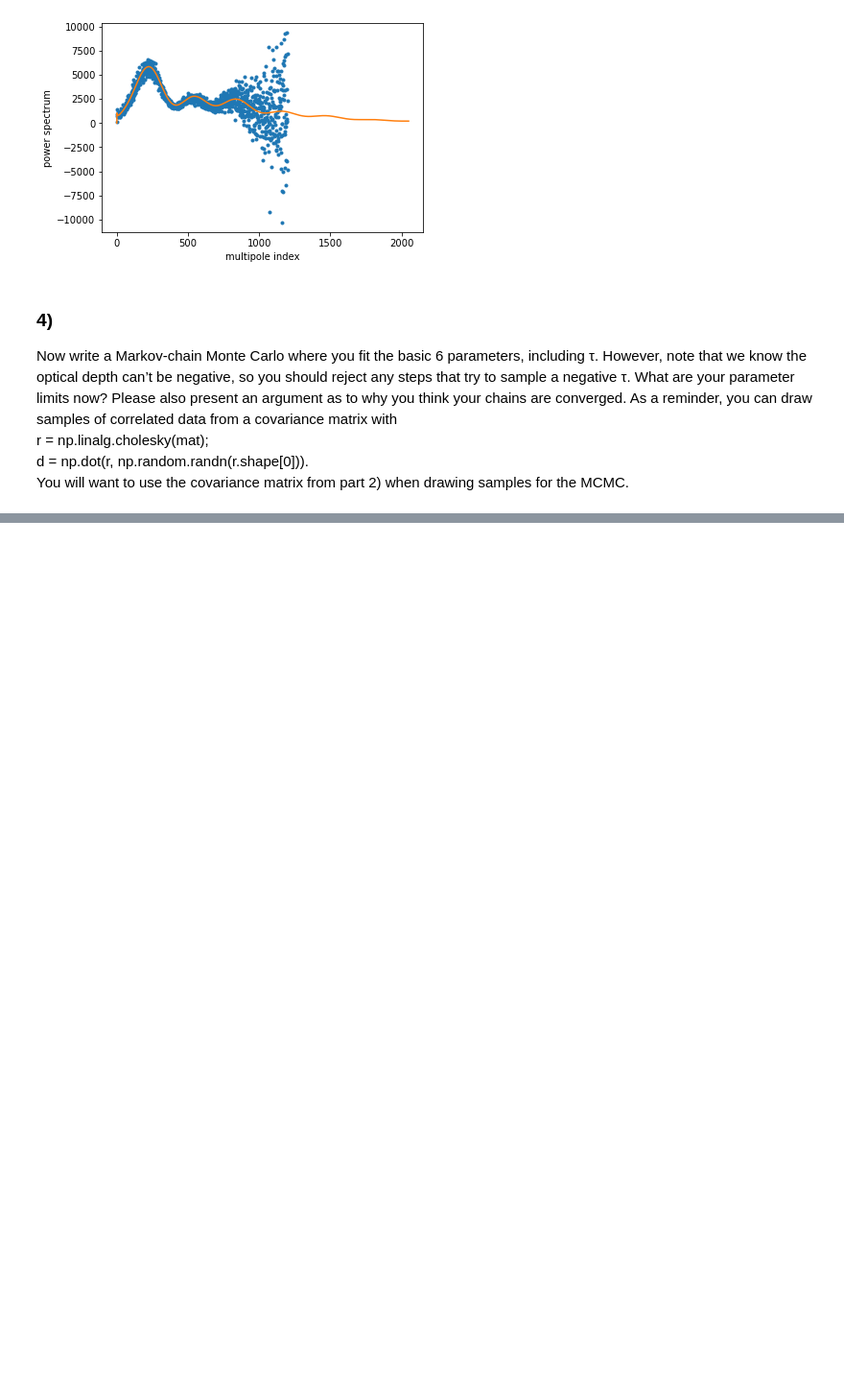
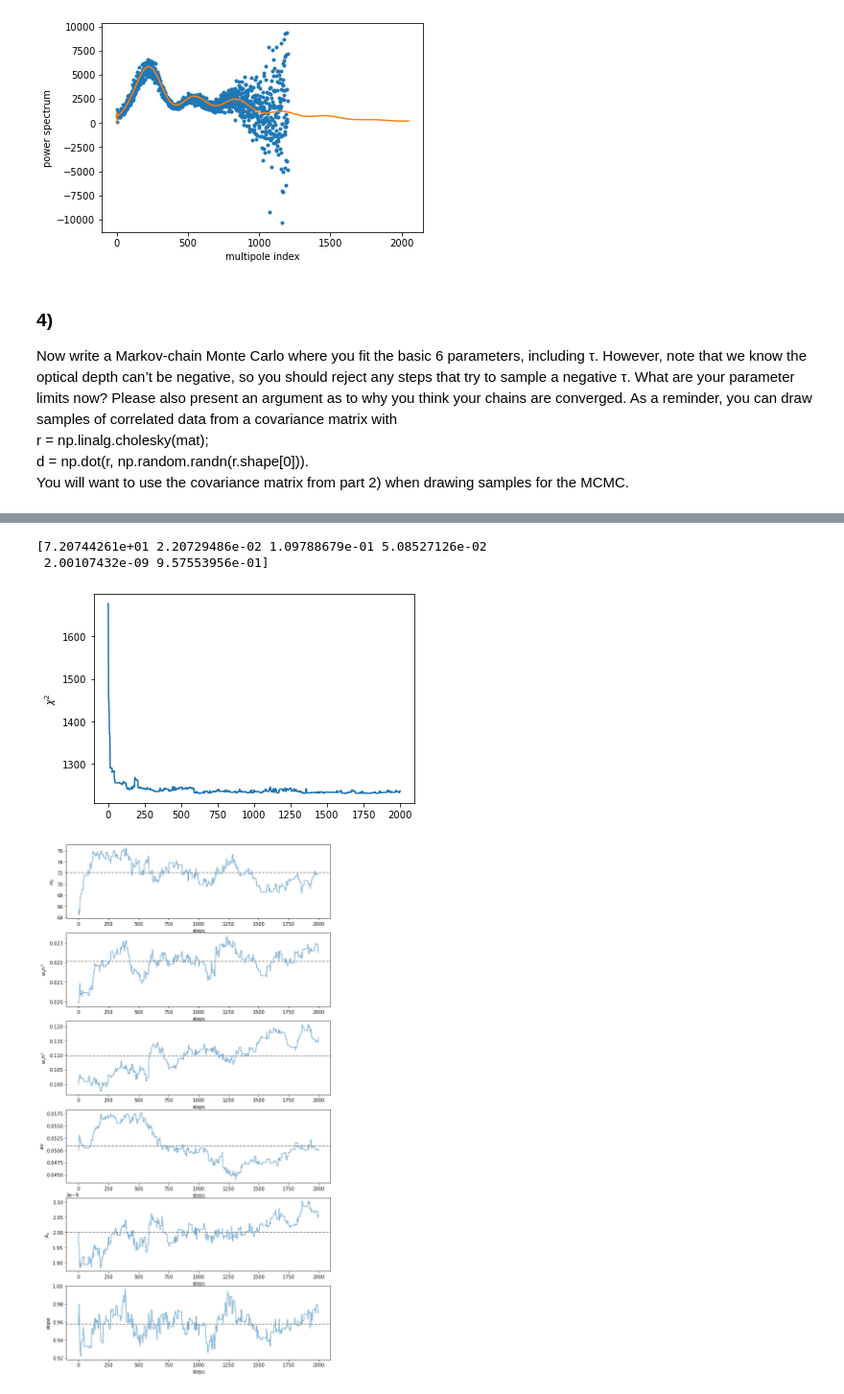
Before and after one commit to eklem1/Phys512_EK, a Jupyter notebook: PS3/3_MCMC.ipynb, the cells around one changed output, grey strips where cells are left out. Shown at 96% size. Saved outputs shown, nothing was run; the diff lists cells and outputs as text; code cells hidden in the pictures; blank space fills up the shorter version.

```diff
--- a/PS3/3_MCMC.ipynb
+++ b/PS3/3_MCMC.ipynb
@@ -39,7 +40,7 @@ def ourfun(x,pars):
 
 def cmbfun(x,pars):
     #call the cmb function with the current parameters
-    y = wmap_camb_example.get_spectrum(pars, len(x))
+    y = wmap_camb_example.get_spectrum(pars, len(x))[:-2]
     return y
 
 def our_chisq(data,pars):
@@ -81,7 +82,7 @@ def run_mcmc(pars, data, par_step, chifun, nstep=5000):
         chain[i,:]=pars
         chivec[i]=chi_cur
 
-        if i%1000==0:
+        if i%100==0:
             print("{:.2f} ".format(i/nstep), end = '')
     print("done")
     return chain,chivec
@@ -90,6 +91,8 @@ def run_mcmc(pars, data, par_step, chifun, nstep=5000):
 
 x=np.linspace(1,10,1801)
 print(len(x), x[-1])
+
+#get starting points with newton's method?
 
 # par_sigs=np.asarray([0.01,0.01,0.01,0.01])
 par_sigs=np.asarray([65,0.02,0.1,0.05,2e-9,0.96])/100
@@ -99,9 +102,12 @@ pars_guess=np.asarray([65,0.02,0.1,0.05,2e-9,0.96])
 
 data=[wmap[:,0], wmap[:,1], wmap[:,2]]
 
-chain,chivec=run_mcmc(pars_guess, data, par_sigs, our_chisq, nstep=30000)
+chain,chivec=run_mcmc(pars_guess, data, par_sigs, our_chisq, nstep=2000)
 
+#cut off burn in
 pars_sigs_new=np.std(chain,axis=0)
+pars_new=np.mean(chain,axis=0)
+
 print(pars_sigs_new)
 # %% [output]
 1801 10.0
@@ -109,7 +116,0 @@ ValueError: operands could not be broadcast together with shapes (1199,) (1201,)
-# %%
-paths = np.transpose(chain)
-
-for vchain in paths:
-    plt.plot(vchain)
-    plt.title("p[i]")
-    plt.show()
@@ -138,0 +117,30 @@ for vchain in paths:
+# %%
+pars_new=np.mean(chain[20:,:], axis=0)
+print(pars_new)
+
+variables = ['$H_0$', '$w_bh^2$', '$w_ch^2$', '$\tau$', '$A_s$', 'slope']
+
+paths = np.transpose(chain)
+
+# plt.semilogy(chivec)
+plt.plot(chivec)
+
+plt.ylabel("$\chi^2$")
+plt.show()
+
+fig, ax = plt.subplots(6, 1, figsize=(10,20))
+axs = ax.flatten()
+
+for i, vchain in enumerate(paths):
+    axs[i].plot(vchain, alpha=0.6)
+#     axs[i].set_title(variables[i])
+    axs[i].axhline(pars_new[i], color='grey', ls="--", label="std")
+    axs[i].set_xlabel('steps')
+    axs[i].set_ylabel(variables[i])
+
+plt.show()
+# %% [output]
+[7.20744261e+01 2.20729486e-02 1.09788679e-01 5.08527126e-02
+ 2.00107432e-09 9.57553956e-01]
+[figure, added]
+[figure, added]
```
Also changed, not shown: parts of 11 cells of this notebook, 1 other file.
